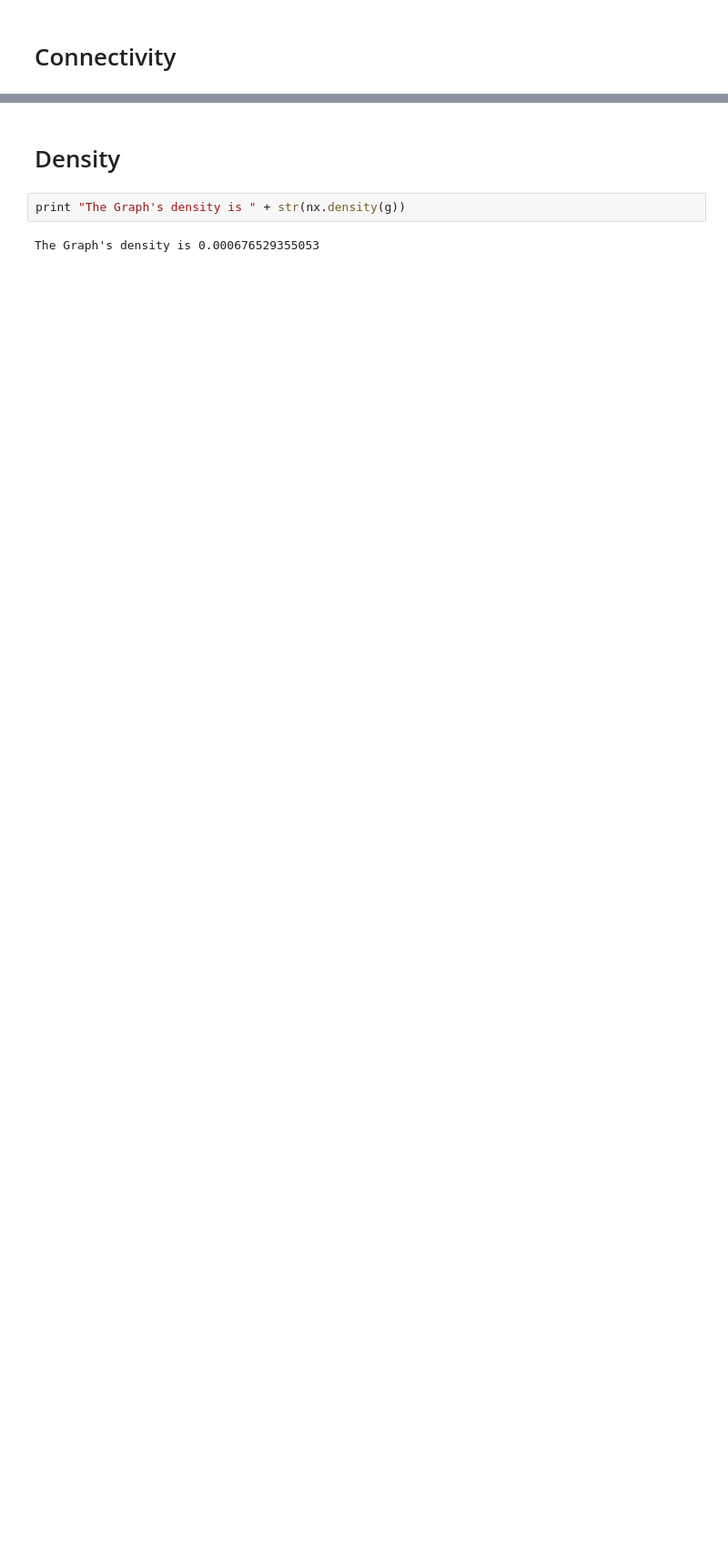
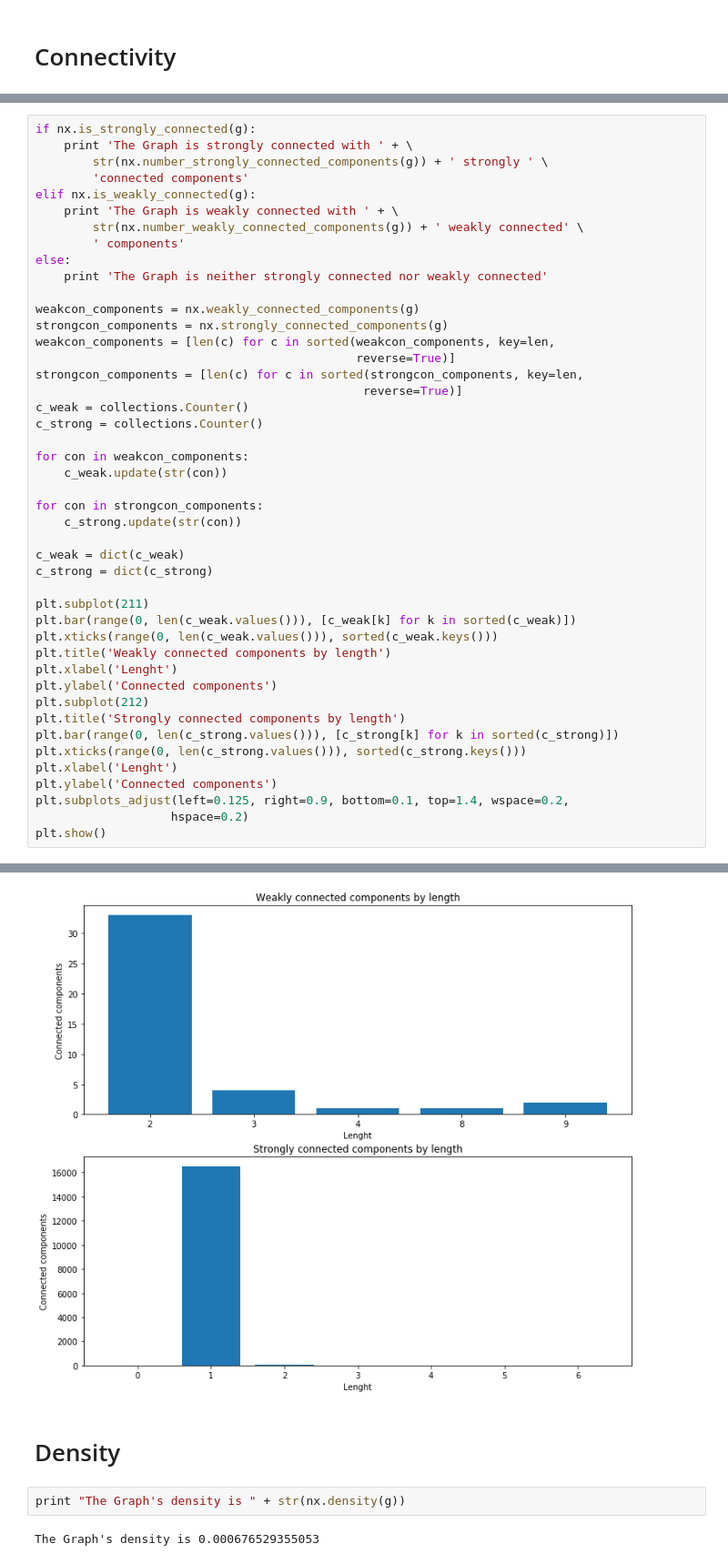
Before and after one commit to biyanisuraj/the_facebook_scandal, a Jupyter notebook: scripts/visualization/network_analysis.ipynb, the cells around one changed output, grey strips where cells are left out. Shown at 91% size. Saved outputs shown, nothing was run; the diff lists cells and outputs as text; blank space fills up the shorter version.

Commit message:
Updated Connectivity cell in network visualization

```diff
--- a/scripts/visualization/network_analysis.ipynb
+++ b/scripts/visualization/network_analysis.ipynb
@@ -90,0 +80,46 @@ The Graph is neither strongly connected nor weakly connected
+# %%
+if nx.is_strongly_connected(g):
+    print 'The Graph is strongly connected with ' + \
+        str(nx.number_strongly_connected_components(g)) + ' strongly ' \
+        'connected components'
+elif nx.is_weakly_connected(g):
+    print 'The Graph is weakly connected with ' + \
+        str(nx.number_weakly_connected_components(g)) + ' weakly connected' \
+        ' components'
+else:
+    print 'The Graph is neither strongly connected nor weakly connected'
+
+weakcon_components = nx.weakly_connected_components(g)
+strongcon_components = nx.strongly_connected_components(g)
+weakcon_components = [len(c) for c in sorted(weakcon_components, key=len,
+                                             reverse=True)]
+strongcon_components = [len(c) for c in sorted(strongcon_components, key=len,
+                                              reverse=True)]
+c_weak = collections.Counter()
+c_strong = collections.Counter()
+
+for con in weakcon_components:
+    c_weak.update(str(con))
+
+for con in strongcon_components:
+    c_strong.update(str(con))
+
+c_weak = dict(c_weak)
+c_strong = dict(c_strong)
+
+plt.subplot(211)
+plt.bar(range(0, len(c_weak.values())), [c_weak[k] for k in sorted(c_weak)])
+plt.xticks(range(0, len(c_weak.values())), sorted(c_weak.keys()))
+plt.title('Weakly connected components by length')
+plt.xlabel('Lenght')
+plt.ylabel('Connected components')
+plt.subplot(212)
+plt.title('Strongly connected components by length')
+plt.bar(range(0, len(c_strong.values())), [c_strong[k] for k in sorted(c_strong)])
+plt.xticks(range(0, len(c_strong.values())), sorted(c_strong.keys()))
+plt.xlabel('Lenght')
+plt.ylabel('Connected components')
+plt.subplots_adjust(left=0.125, right=0.9, bottom=0.1, top=1.4, wspace=0.2,
+                   hspace=0.2)
+plt.show()
+# %% [output]
@@ -91,3 +127,4 @@ The Graph is neither strongly connected nor weakly connected
+[figure, added]
 # %% [markdown]
 # Density
 # %%
```
Also changed, not shown: parts of 5 cells of this notebook.
